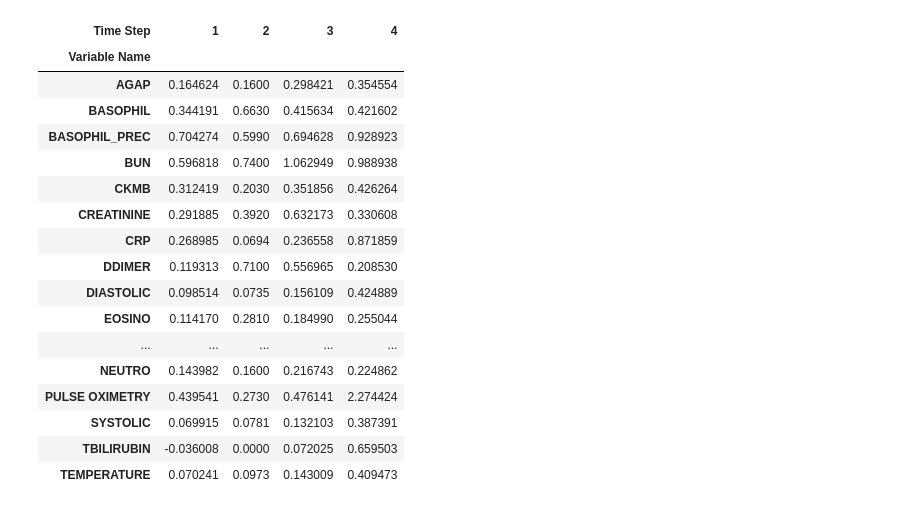
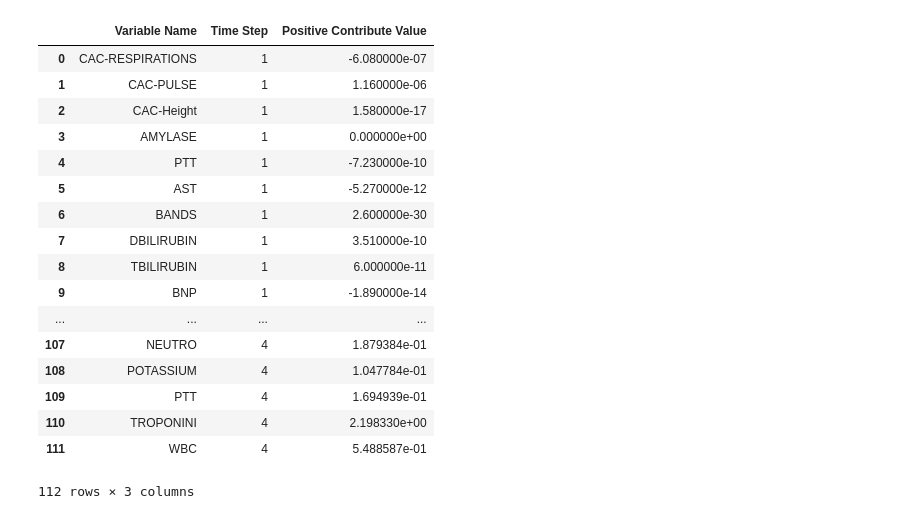
Before and after one commit to Tingyiwanyan/Contrastive_Learning_For_Covid, a Jupyter notebook: draw_heat_map.ipynb, the cells around one changed output. Saved outputs shown, nothing was run; the diff lists cells and outputs as text; code cells hidden in the pictures.

```diff
--- a/draw_heat_map.ipynb
+++ b/draw_heat_map.ipynb
@@ -13,21 +13,21 @@ heat_ = sns.heatmap(heat_map,annot=True,cmap='BuPu')
-# %%
-heat_map
-# %% [output]
-| Time Step | 1 | 2 | 3 | 4 |
-| Variable Name |  |  |  |  |
-| AGAP | 0.164624 | 0.1600 | 0.298421 | 0.354554 |
-| BASOPHIL | 0.344191 | 0.6630 | 0.415634 | 0.421602 |
-| BASOPHIL_PREC | 0.704274 | 0.5990 | 0.694628 | 0.928923 |
-| BUN | 0.596818 | 0.7400 | 1.062949 | 0.988938 |
-| CKMB | 0.312419 | 0.2030 | 0.351856 | 0.426264 |
-| CREATININE | 0.291885 | 0.3920 | 0.632173 | 0.330608 |
-| CRP | 0.268985 | 0.0694 | 0.236558 | 0.871859 |
-| DDIMER | 0.119313 | 0.7100 | 0.556965 | 0.208530 |
-| DIASTOLIC | 0.098514 | 0.0735 | 0.156109 | 0.424889 |
-| EOSINO | 0.114170 | 0.2810 | 0.184990 | 0.255044 |
-| ... | ... | ... | ... | ... |
-| NEUTRO | 0.143982 | 0.1600 | 0.216743 | 0.224862 |
-| PULSE OXIMETRY | 0.439541 | 0.2730 | 0.476141 | 2.274424 |
-| SYSTOLIC | 0.069915 | 0.0781 | 0.132103 | 0.387391 |
-| TBILIRUBIN | -0.036008 | 0.0000 | 0.072025 | 0.659503 |
-| TEMPERATURE | 0.070241 | 0.0973 | 0.143009 | 0.409473 |
+# %%
+heat
+# %% [output]
+|  | Variable Name | Time Step | Positive Contribute Value |
+| 0 | CAC-RESPIRATIONS | 1 | -6.080000e-07 |
+| 1 | CAC-PULSE | 1 | 1.160000e-06 |
+| 2 | CAC-Height | 1 | 1.580000e-17 |
+| 3 | AMYLASE | 1 | 0.000000e+00 |
+| 4 | PTT | 1 | -7.230000e-10 |
+| 5 | AST | 1 | -5.270000e-12 |
+| 6 | BANDS | 1 | 2.600000e-30 |
+| 7 | DBILIRUBIN | 1 | 3.510000e-10 |
+| 8 | TBILIRUBIN | 1 | 6.000000e-11 |
+| 9 | BNP | 1 | -1.890000e-14 |
+| ... | ... | ... | ... |
+| 107 | NEUTRO | 4 | 1.879384e-01 |
+| 108 | POTASSIUM | 4 | 1.047784e-01 |
+| 109 | PTT | 4 | 1.694939e-01 |
+| 110 | TROPONINI | 4 | 2.198330e+00 |
+| 111 | WBC | 4 | 5.488587e-01 |
+112 rows × 3 columns
```
Also changed, not shown: parts of 1 cell of this notebook, 13 other files.
